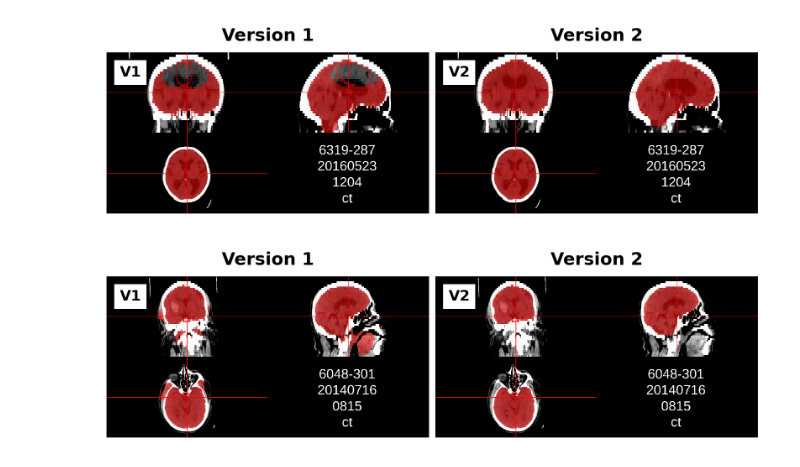
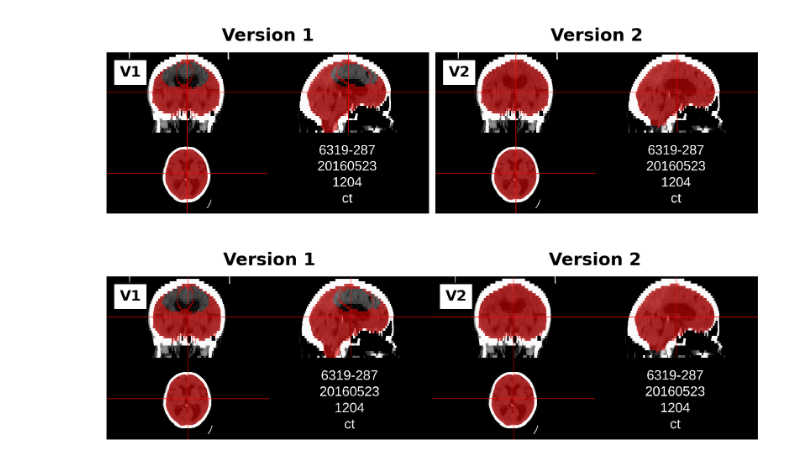
Before and after one commit to rsriram2/ichseg_rep, a Jupyter notebook: generating_plots.ipynb, the cells around one changed output. Drawn from its saved outputs; the diff is of its cells as text; code cells hidden in the pictures.

```diff
--- a/generating_plots.ipynb
+++ b/generating_plots.ipynb
@@ -354,41 +392,41 @@ from matplotlib.offsetbox import AnchoredText
 plt.style.use('classic')
 
 # 2. Load your two images
-img1 = mpimg.imread('/Users/rushil/ichseg/image_ss_original/6048-301_20140716_0815_ct.png')
-img2 = mpimg.imread('/Users/rushil/Downloads/image_ss/6048-301_20140716_0815_ct.png')
+img1 = mpimg.imread('/Users/rushil/ichseg/image_ss_original/6319-287_20160523_1204_ct.png')
+img2 = mpimg.imread('/Users/rushil/Downloads/image_ss/6319-287_20160523_1204_ct.png')
 
 # 3. Create a high‐res figure with white background
 fig, axes = plt.subplots(1, 2,
                          figsize=(8, 4),      # width, height in inches
                          dpi=300,             # high DPI for crisp export
                          facecolor='white')   # ensure white background
 
 # 4. Loop through each axis, plot image, remove axes, and add panel letters
 for ax, img, title, label in zip(
     axes,
     (img1, img2),
     ('Version 1', 'Version 2'),
     ('V1', 'V2')
 ):
     ax.imshow(img, interpolation='nearest')
     ax.set_title(title, pad=8, fontsize=12, fontweight='bold')
     ax.axis('off')
 
     # Add a little “A”/“B” in the corner
     at = AnchoredText(label,
                       loc='upper left',
                       prop=dict(size=10, weight='bold'),
                       frameon=True)
     at.patch.set_boxstyle("round,pad=0.02")
     ax.add_artist(at)
 
 # 5. Tweak spacing so panels sit snugly
-plt.subplots_adjust(wspace=0.02, hspace=0)
+plt.subplots_adjust(wspace=0.0, hspace=0)
 
 
 plt.show()
 # %% [output]
-[figure, old version]
+[figure, new version]
 # %%
 import pandas as pd
 
```
Also changed, not shown: parts of 1 cell of this notebook.
